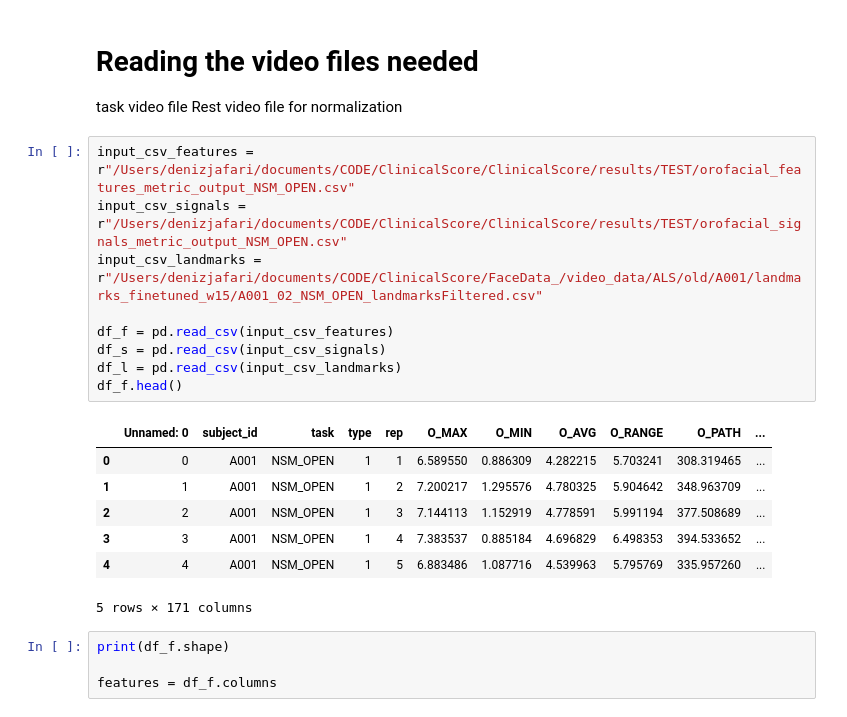
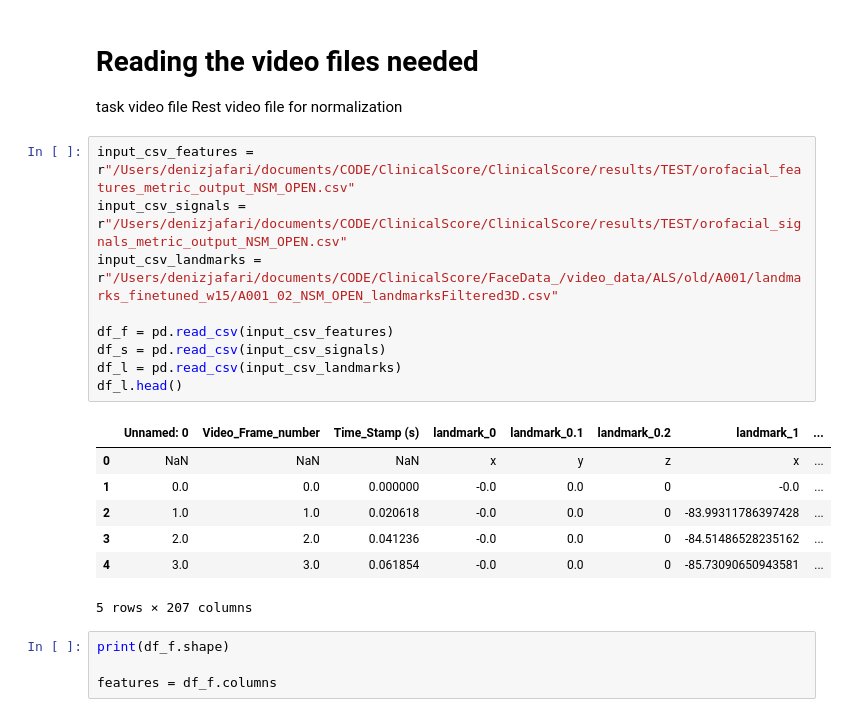
Before and after one commit to denizjafari/ClinicalScore, a Jupyter notebook: FeatureEngTesting.ipynb, the cells around one changed output. Drawn from its saved outputs; the diff is of its cells as text.

```diff
--- a/FeatureEngTesting.ipynb
+++ b/FeatureEngTesting.ipynb
@@ -62,20 +32,20 @@ Rest video file for normalization
 # %%
 input_csv_features = r"/Users/denizjafari/documents/CODE/ClinicalScore/ClinicalScore/results/TEST/orofacial_features_metric_output_NSM_OPEN.csv"
 input_csv_signals = r"/Users/denizjafari/documents/CODE/ClinicalScore/ClinicalScore/results/TEST/orofacial_signals_metric_output_NSM_OPEN.csv"
-input_csv_landmarks = r"/Users/denizjafari/documents/CODE/ClinicalScore/FaceData_/video_data/ALS/old/A001/landmarks_finetuned_w15/A001_02_NSM_OPEN_landmarksFiltered.csv"
+input_csv_landmarks = r"/Users/denizjafari/documents/CODE/ClinicalScore/FaceData_/video_data/ALS/old/A001/landmarks_finetuned_w15/A001_02_NSM_OPEN_landmarksFiltered3D.csv"
 
 df_f = pd.read_csv(input_csv_features)
 df_s = pd.read_csv(input_csv_signals)
 df_l = pd.read_csv(input_csv_landmarks)
-df_f.head()
+df_l.head()
 # %% [output]
-|  | Unnamed: 0 | subject_id | task | type | rep | O_MAX | O_MIN | O_AVG | O_RANGE | O_PATH | ... |
-| 0 | 0 | A001 | NSM_OPEN | 1 | 1 | 6.589550 | 0.886309 | 4.282215 | 5.703241 | 308.319465 | ... |
-| 1 | 1 | A001 | NSM_OPEN | 1 | 2 | 7.200217 | 1.295576 | 4.780325 | 5.904642 | 348.963709 | ... |
-| 2 | 2 | A001 | NSM_OPEN | 1 | 3 | 7.144113 | 1.152919 | 4.778591 | 5.991194 | 377.508689 | ... |
-| 3 | 3 | A001 | NSM_OPEN | 1 | 4 | 7.383537 | 0.885184 | 4.696829 | 6.498353 | 394.533652 | ... |
-| 4 | 4 | A001 | NSM_OPEN | 1 | 5 | 6.883486 | 1.087716 | 4.539963 | 5.795769 | 335.957260 | ... |
+|  | Unnamed: 0 | Video_Frame_number | Time_Stamp (s) | landmark_0 | landmark_0.1 | landmark_0.2 | landmark_1 | ... |
+| 0 | NaN | NaN | NaN | x | y | z | x | ... |
+| 1 | 0.0 | 0.0 | 0.000000 | -0.0 | 0.0 | 0 | -0.0 | ... |
+| 2 | 1.0 | 1.0 | 0.020618 | -0.0 | 0.0 | 0 | -83.99311786397428 | ... |
+| 3 | 2.0 | 2.0 | 0.041236 | -0.0 | 0.0 | 0 | -84.51486528235162 | ... |
+| 4 | 3.0 | 3.0 | 0.061854 | -0.0 | 0.0 | 0 | -85.73090650943581 | ... |
-5 rows × 171 columns
+5 rows × 207 columns
 # %%
 print(df_f.shape)
 
```
Also changed, not shown: parts of 16 cells of this notebook, 1 other file.
